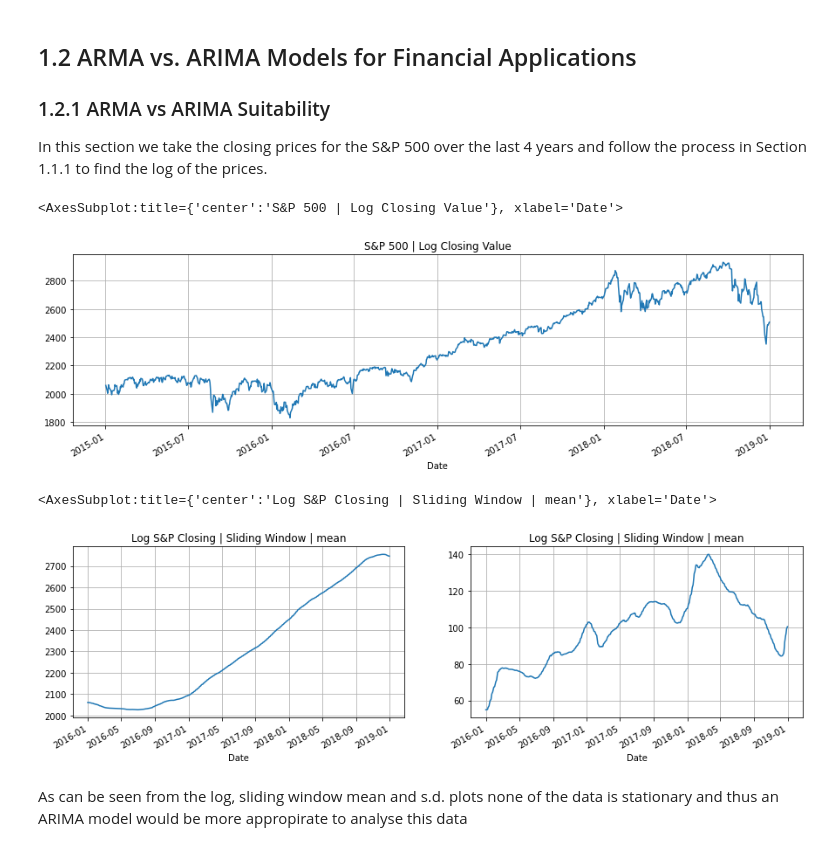
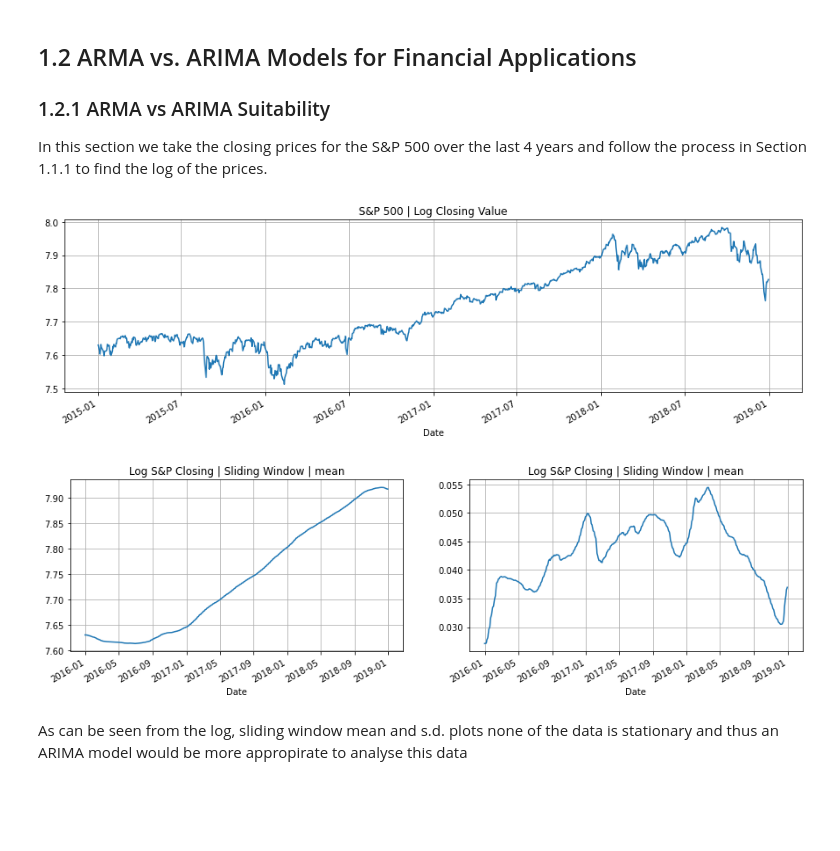
Before and after one commit to NGovani/SPMLF-2021, a Jupyter notebook: SPMLF.ipynb, the cells around one changed output. Saved outputs shown, nothing was run; the diff lists cells and outputs as text; code cells hidden in the pictures; blank space fills up the shorter version.

```diff
--- a/SPMLF.ipynb
+++ b/SPMLF.ipynb
@@ -126,10 +145,9 @@ snp_log_close = snp['Close'].to_frame().apply(np.log)
 # %%
 fig, axes = plt.subplots(1)
 fig.set_figwidth(15)
-snp_close.plot(ax=axes, grid=True, title='S&P 500 | Log Closing Value', legend=False, xlabel='Date')
+snp_log_close.plot(ax=axes, grid=True, title='S&P 500 | Log Closing Value', legend=False, xlabel='Date');
 # %% [output]
-<AxesSubplot:title={'center':'S&P 500 | Log Closing Value'}, xlabel='Date'>
-[figure, old version]
+[figure, new version]
 # %%
 window = 252
 
@@ -137,11 +155,10 @@ fig, axes = plt.subplots(1,2)
 fig.set_figwidth(15)
 
 
-snp_close.rolling(window).mean().plot(ax=axes[0], grid=True, title='Log S&P Closing | Sliding Window | mean', legend=False, xlabel='Date')
-snp_close.rolling(window).std().plot(ax=axes[1], grid=True, title='Log S&P Closing | Sliding Window | mean', legend=False, xlabel='Date')
+snp_log_close.rolling(window).mean().plot(ax=axes[0], grid=True, title='Log S&P Closing | Sliding Window | mean', legend=False, xlabel='Date');
+snp_log_close.rolling(window).std().plot(ax=axes[1], grid=True, title='Log S&P Closing | Sliding Window | mean', legend=False, xlabel='Date');
 # %% [output]
-<AxesSubplot:title={'center':'Log S&P Closing | Sliding Window | mean'}, xlabel='Date'>
-[figure, old version]
+[figure, new version]
 # %% [markdown]
 As can be seen from the log, sliding window mean and s.d. plots none of the data is stationary and thus an ARIMA model would be more appropirate to analyse this data
 # %% [markdown]
```
Also changed, not shown: parts of 28 cells of this notebook, 2 other files.
